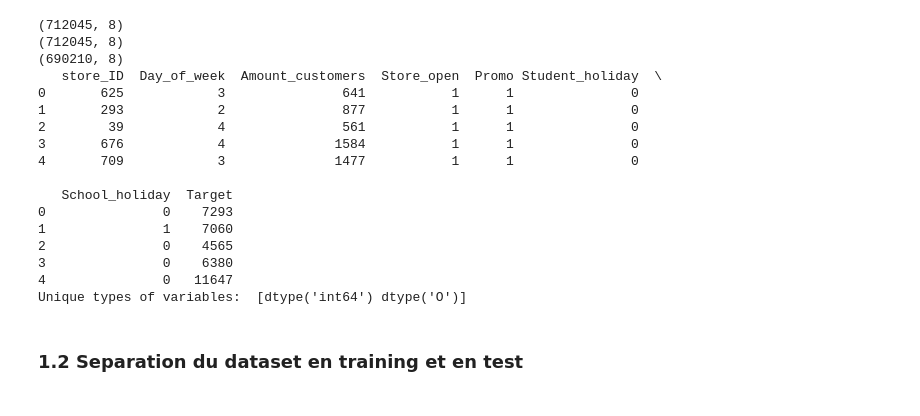
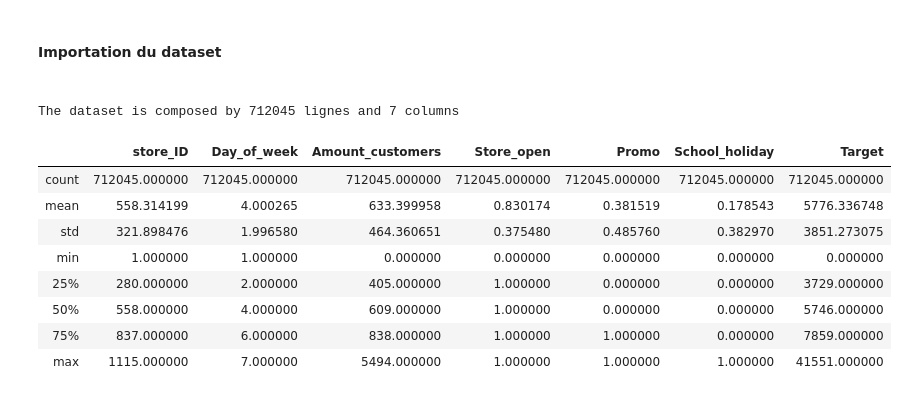
Before and after one commit to Antoine-Le-Lay/BigData, a Jupyter notebook: Prediction de ventes.ipynb, the cells around one changed output. Cells and saved outputs as stored; diff of their text form; code cells hidden in the pictures.

```diff
--- a/Prediction de ventes.ipynb
+++ b/Prediction de ventes.ipynb
@@ -13,41 +20,24 @@ from sklearn.ensemble import RandomForestClassifier
+# %% [markdown]
+<h4> Importation du dataset <h4>
 # %%
 # Import as a panda dataframe
 dataframe=pd.read_csv("public_dat/store_train.data", sep=' ')
-print(dataframe.shape)
 target=pd.read_csv("public_dat/store_train.solution", sep=' ')
 dataframe['Target']=target
-# Drop entries with missing values & first columd
+
+# Drop entries with missing values
 dataframe = dataframe.dropna()
+dataframe['Date']=pd.to_datetime(dataframe['Date'],format='%Y-%m-%d')
 
+#Until we find something better, we drop the date column and the Student holiday column
 dataframe=dataframe.drop('Date', axis=1)
-print(dataframe.shape)
-dataframe=dataframe.drop(dataframe[dataframe['Student_holiday']== 'a'].index)
-dataframe=dataframe.drop(dataframe[dataframe['Student_holiday']== 'b'].index)
-dataframe=dataframe.drop(dataframe[dataframe['Student_holiday']== 'c'].index)
-print(dataframe.shape)
+dataframe=dataframe.drop('Student_holiday', axis=1)
+
 # Display data
-print(dataframe.head())
-#print(target.head())
-target=dataframe['Target']
-dataframe=dataframe.drop('Target', axis=1)
-print('Unique types of variables: ', dataframe.dtypes.unique())
+print('The dataset is composed by %d lignes and %d columns ' %dataframe.shape)
+
+# We then remove the Target column of the dataset
+#target=dataframe['Target']
+#dataframe=dataframe.drop('Target', axis=1)
 # %% [output]
-(712045, 8)
-(712045, 8)
-(690210, 8)
-   store_ID  Day_of_week  Amount_customers  Store_open  Promo Student_holiday  \
-0       625            3               641           1      1               0
-1       293            2               877           1      1               0
-2        39            4               561           1      1               0
-3       676            4              1584           1      1               0
-4       709            3              1477           1      1               0
-
-   School_holiday  Target
-0               0    7293
-1               1    7060
-2               0    4565
-3               0    6380
-4               0   11647
-Unique types of variables:  [dtype('int64') dtype('O')]
+The dataset is composed by 712045 lignes and 7 columns
-# %% [markdown]
-<h3> 1.2 Separation du dataset en training et en test <h3>
@@ -58,0 +44,12 @@ rfc.fit(train_X,train_y)
+# %%
+dataframe.describe()
+# %% [output]
+|  | store_ID | Day_of_week | Amount_customers | Store_open | Promo | School_holiday | Target |
+| count | 712045.000000 | 712045.000000 | 712045.000000 | 712045.000000 | 712045.000000 | 712045.000000 | 712045.000000 |
+| mean | 558.314199 | 4.000265 | 633.399958 | 0.830174 | 0.381519 | 0.178543 | 5776.336748 |
+| std | 321.898476 | 1.996580 | 464.360651 | 0.375480 | 0.485760 | 0.382970 | 3851.273075 |
+| min | 1.000000 | 1.000000 | 0.000000 | 0.000000 | 0.000000 | 0.000000 | 0.000000 |
+| 25% | 280.000000 | 2.000000 | 405.000000 | 1.000000 | 0.000000 | 0.000000 | 3729.000000 |
+| 50% | 558.000000 | 4.000000 | 609.000000 | 1.000000 | 0.000000 | 0.000000 | 5746.000000 |
+| 75% | 837.000000 | 6.000000 | 838.000000 | 1.000000 | 1.000000 | 0.000000 | 7859.000000 |
+| max | 1115.000000 | 7.000000 | 5494.000000 | 1.000000 | 1.000000 | 1.000000 | 41551.000000 |
```
Also changed, not shown: parts of 12 cells of this notebook.
